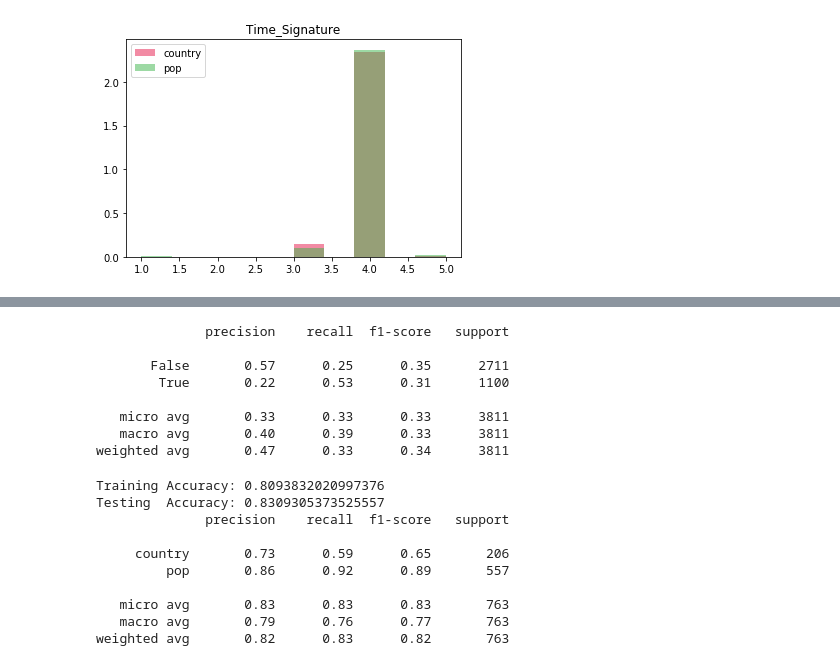
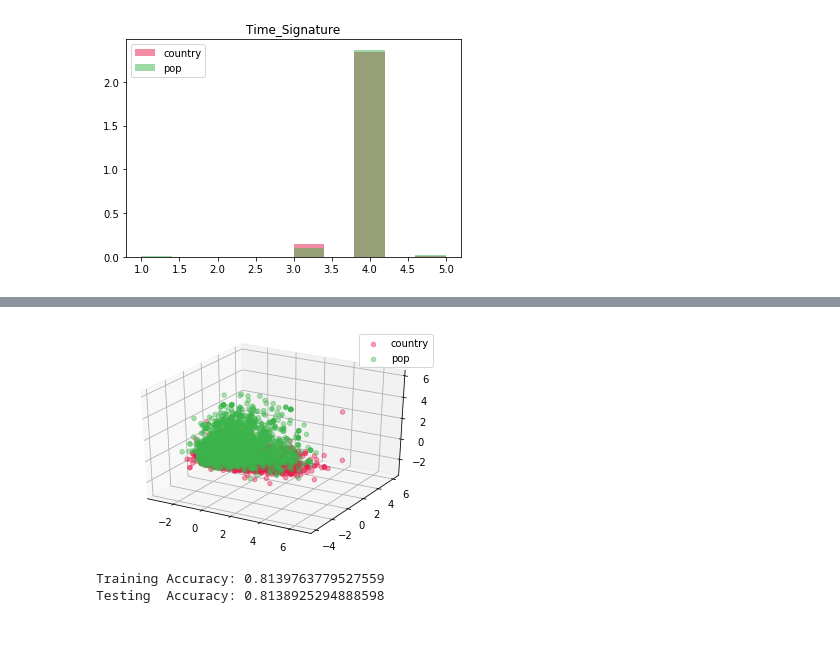
Before and after one commit to ml-project-group-8/music-genre-predictor, a Jupyter notebook: Visualization.ipynb, the cells around one changed output, grey strips where cells are left out. Cells and saved outputs as stored; diff of their text form; code cells hidden in the pictures; blank space fills up the shorter version.

```diff
--- a/Visualization.ipynb
+++ b/Visualization.ipynb
@@ -102,18 +109,21 @@ prin_df   = pd.DataFrame(data=prin_comp, columns=["PC1","PC2"])
 # %%
-# pca = PCA(n_components=3)
-# prin_comp = pca.fit_transform(scaled_X)
-# prin_df   = pd.DataFrame(data=prin_comp, columns=["PC1","PC2","PC3"])
+pca = PCA(n_components=3)
+prin_comp = pca.fit_transform(scaled_X)
+prin_df   = pd.DataFrame(data=prin_comp, columns=["PC1","PC2","PC3"])
 
-# fig = plt.figure()
-# ax = fig.add_subplot(111, projection='3d')
+# %matplotlib notebook
+fig = plt.figure()
+ax = fig.add_subplot(111, projection='3d')
 
-# for genre, color in zip(genres, colors_list):
-#     mask = list(df["Genre"] == genre)
-#     ax.scatter(prin_df["PC1"][mask], prin_df["PC2"][mask], prin_df["PC3"][mask], c=color,alpha=.4)
+for genre, color in zip(genres, colors_list):
+    mask = list(df["Genre"] == genre)
+    ax.scatter(prin_df["PC1"][mask], prin_df["PC2"][mask], prin_df["PC3"][mask], c=color,alpha=.4)
 
 
-# ax.legend(genres)
-# ax.grid()
+ax.legend(genres)
+ax.grid()
+# %% [output]
+[figure, added]
 # %%
 from sklearn.cluster import KMeans
 from sklearn.model_selection import train_test_split
@@ -130,18 +134,3 @@ for k in ks:
-# %%
-best_k = 2#13
-km = KMeans(n_clusters=best_k)
-train_pred = km.fit_predict(scaled_X)
-# y_pred = km.predict(X_test)
-print(classification_report((y=="country"), train_pred))
-# %% [output]
-              precision    recall  f1-score   support
-
-       False       0.57      0.25      0.35      2711
-        True       0.22      0.53      0.31      1100
-
-   micro avg       0.33      0.33      0.33      3811
-   macro avg       0.40      0.39      0.33      3811
-weighted avg       0.47      0.33      0.34      3811
 # %%
 from sklearn.linear_model import LogisticRegression
 # %%
@@ -152,16 +141,6 @@ training = clf.score(X_train, y_train)
 testing  = clf.score(X_test,  y_test)
 print("Training Accuracy: {}".format(training))
 print("Testing  Accuracy: {}".format(testing))
-
-print(classification_report(y_test, y_pred))
 # %% [output]
-Training Accuracy: 0.8093832020997376
-Testing  Accuracy: 0.8309305373525557
-              precision    recall  f1-score   support
-
-     country       0.73      0.59      0.65       206
-         pop       0.86      0.92      0.89       557
-
-   micro avg       0.83      0.83      0.83       763
-   macro avg       0.79      0.76      0.77       763
-weighted avg       0.82      0.83      0.82       763
+Training Accuracy: 0.8139763779527559
+Testing  Accuracy: 0.8138925294888598
```
Also changed, not shown: parts of 10 cells of this notebook, 1 other file.
